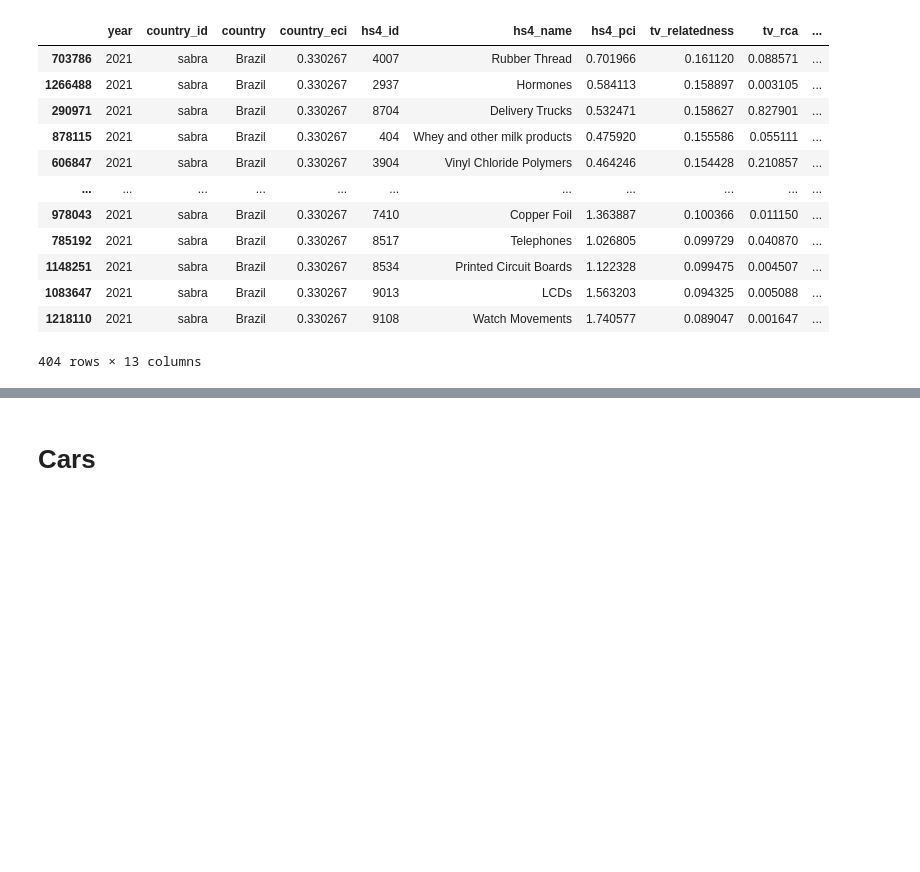
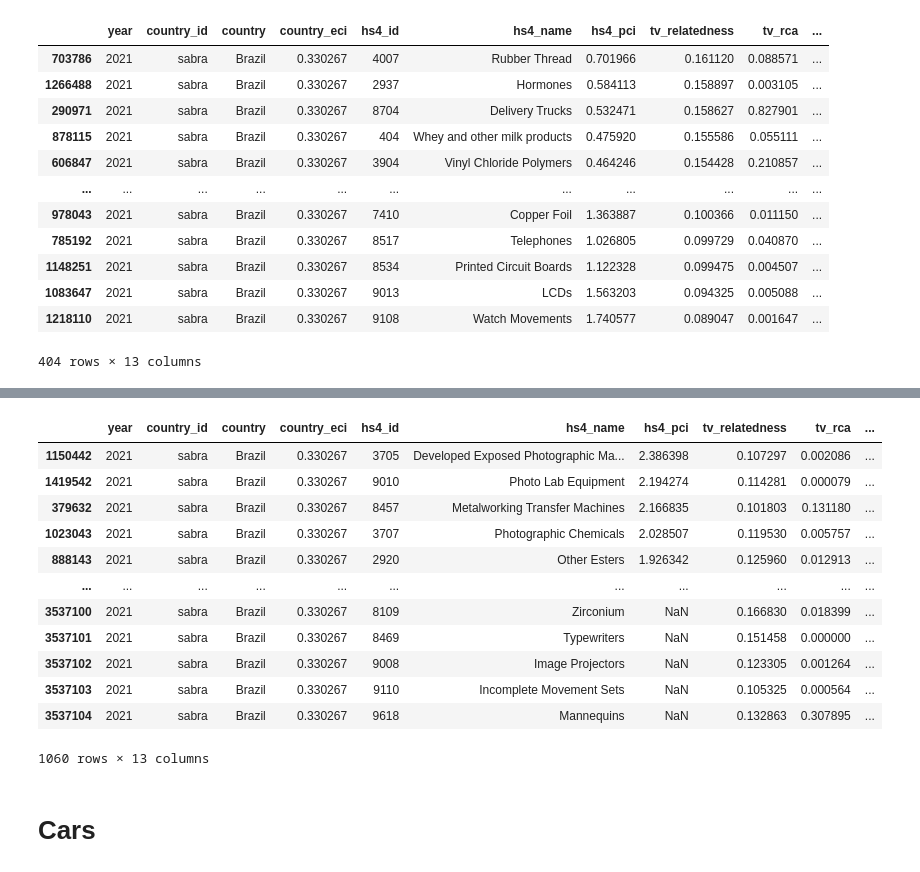
Before and after one commit to gabrielcaser/ip_complexity, a Jupyter notebook: oec_data/create_variables_opportunity/create_opportunity_variables.ipynb, the cells around one changed output, grey strips where cells are left out. Saved outputs shown, nothing was run; the diff lists cells and outputs as text; code cells hidden in the pictures; blank space fills up the shorter version.

```diff
--- a/oec_data/create_variables_opportunity/create_opportunity_variables.ipynb
+++ b/oec_data/create_variables_opportunity/create_opportunity_variables.ipynb
@@ -79,3 +107,19 @@ df[(df["country"] == "Brazil") & (df["year"] == 2021) &
+# %%
+df[(df["country"] == "Brazil") & (df["year"] == 2021)].sort_values(by = 'opportunity_index_3', ascending = False)
+# %% [output]
+|  | year | country_id | country | country_eci | hs4_id | hs4_name | hs4_pci | tv_relatedness | tv_rca | ... |
+| 1150442 | 2021 | sabra | Brazil | 0.330267 | 3705 | Developed Exposed Photographic Ma... | 2.386398 | 0.107297 | 0.002086 | ... |
+| 1419542 | 2021 | sabra | Brazil | 0.330267 | 9010 | Photo Lab Equipment | 2.194274 | 0.114281 | 0.000079 | ... |
+| 379632 | 2021 | sabra | Brazil | 0.330267 | 8457 | Metalworking Transfer Machines | 2.166835 | 0.101803 | 0.131180 | ... |
+| 1023043 | 2021 | sabra | Brazil | 0.330267 | 3707 | Photographic Chemicals | 2.028507 | 0.119530 | 0.005757 | ... |
+| 888143 | 2021 | sabra | Brazil | 0.330267 | 2920 | Other Esters | 1.926342 | 0.125960 | 0.012913 | ... |
+| ... | ... | ... | ... | ... | ... | ... | ... | ... | ... | ... |
+| 3537100 | 2021 | sabra | Brazil | 0.330267 | 8109 | Zirconium | NaN | 0.166830 | 0.018399 | ... |
+| 3537101 | 2021 | sabra | Brazil | 0.330267 | 8469 | Typewriters | NaN | 0.151458 | 0.000000 | ... |
+| 3537102 | 2021 | sabra | Brazil | 0.330267 | 9008 | Image Projectors | NaN | 0.123305 | 0.001264 | ... |
+| 3537103 | 2021 | sabra | Brazil | 0.330267 | 9110 | Incomplete Movement Sets | NaN | 0.105325 | 0.000564 | ... |
+| 3537104 | 2021 | sabra | Brazil | 0.330267 | 9618 | Mannequins | NaN | 0.132863 | 0.307895 | ... |
+1060 rows × 13 columns
 # %% [markdown]
 # Cars
 # %%
```
Also changed, not shown: parts of 5 cells of this notebook, 3 other files.
